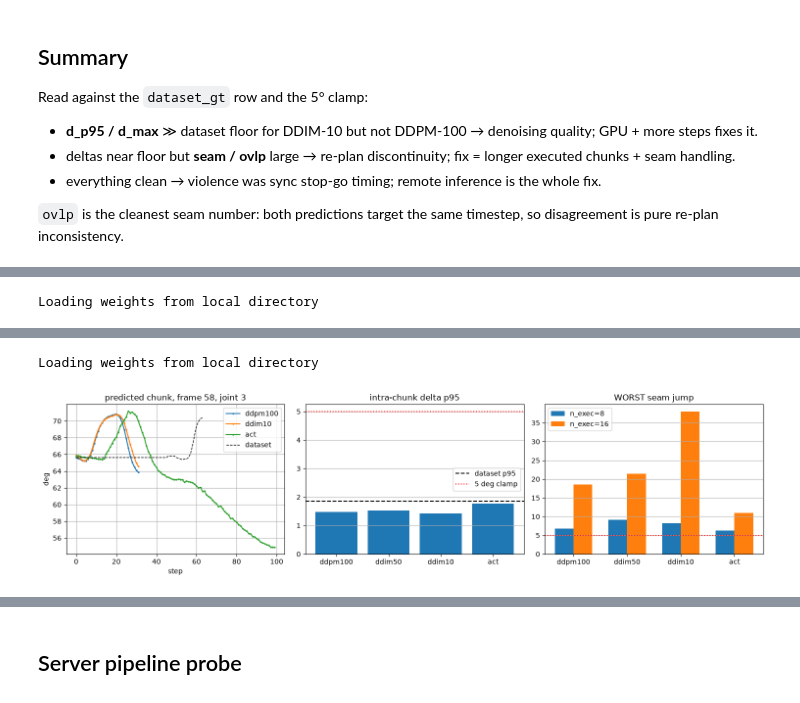
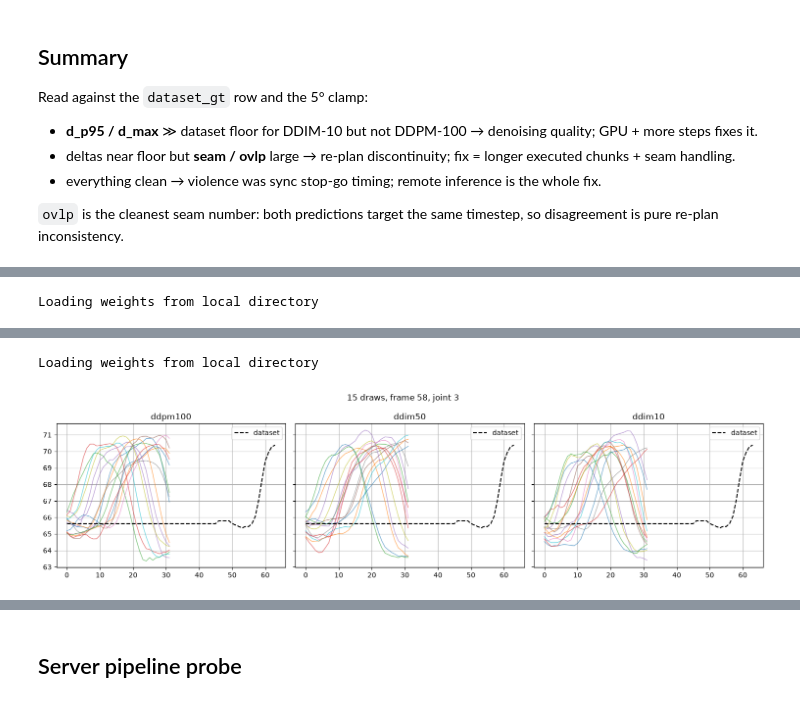
Before and after one commit to TamaraSumarac/act-diffusion-vla-so101, a Jupyter notebook: perturbation/follow-up results/diffusion/Diffusion_Signal_Analysis.ipynb, the cells around one changed output, grey strips where cells are left out. Drawn from its saved outputs; the diff is of its cells as text; code cells hidden in the pictures.

Commit message:
Writeup pass: 3-policy framing, follow-up results, diffusion analysis

```diff
--- a/perturbation/follow-up results/diffusion/Diffusion_Signal_Analysis.ipynb
+++ b/perturbation/follow-up results/diffusion/Diffusion_Signal_Analysis.ipynb
@@ -29,10 +29,10 @@ ACT_CKPT          = REPO_ROOT / "checkpoints_act_baseline" / "100000" / "pretrai
 DEVICE = "mps"
 
 EPISODES = [0, 1, 2, 3, 4]
-N_SEAM_FRAMES = 30        # (t, t+n) pairs total across episodes
+N_SEAM_FRAMES = 45 #30       # (t, t+n) pairs total across episodes, added 1.5 to get 15 frames for each action step in list
 N_RESAMPLE_FRAMES = 10    # frames for K-sample stochastic spread
 K_RESAMPLES = 6
-N_ACTION_STEPS_LIST = [8, 16]
+N_ACTION_STEPS_LIST = [8, 16, 32]
 SEED = 17
 
 OUT_DIR = REPO_ROOT / "perturbation" / "follow-up results" / "diffusion" / "results" / "diffusion_signal"
@@ -200,7 +197,6 @@ def run_policy_analysis(name, cls, ckpt, stochastic):
         print("scheduler:", type(policy.diffusion.noise_scheduler).__name__,
               "steps:", policy.config.num_inference_steps)
     ds = make_dataset(policy.config)
-
     units_checked = False
     for i, (t_idx, t_next_idx, n_exec) in enumerate(seam_pairs):
         chunk_a = get_chunk(policy, pre, post, ds[t_idx])
@@ -209,15 +205,19 @@ def run_policy_analysis(name, cls, ckpt, stochastic):
             check_units(chunk_a, name); units_checked = True
         rec = {"policy": name, "kind": "seam", "n_exec": n_exec, "frame": t_idx,
                **intra_chunk_stats(chunk_a)}
+        if n_exec <= chunk_a.shape[0]:
+            # seam: last executed action of chunk A -> first action of chunk B.
+            # Valid up to and including n_exec == chunk length (full-chunk re-plan,
+            # the deployed sync config).
+            rec["seam_jump_max"] = np.abs(chunk_b[0] - chunk_a[n_exec - 1]).max()
         if n_exec < chunk_a.shape[0]:
-            rec["seam_jump_max"] = np.abs(chunk_b[0] - chunk_a[n_exec - 1]).max()
             # overlap: both predictions target the SAME timestep -> pure re-plan
-            # inconsistency, no motion excuse
+            # inconsistency, no motion excuse. Undefined at n_exec == chunk length
+            # (chunk_a has no action at index n_exec).
             rec["overlap_disagree_max"] = np.abs(chunk_b[0] - chunk_a[n_exec]).max()
         records.append(rec)
         print(f"  seam {i+1}/{len(seam_pairs)} n_exec={n_exec} "
               f"d_p95={rec['delta_p95']:.2f} seam={rec.get('seam_jump_max', float('nan')):.2f}")
-
     if stochastic:
         for i, t_idx in enumerate(resample_frames):
             item = ds[t_idx]
@@ -229,7 +229,6 @@ def run_policy_analysis(name, cls, ckpt, stochastic):
                             "spread_step0_max": spread[0].max()})
             print(f"  resample {i+1}/{len(resample_frames)} "
                   f"spread_mean={spread.mean():.2f} step0_max={spread[0].max():.2f}")
-
     del policy
     if DEVICE == "mps":
         torch.mps.empty_cache()
@@ -496,52 +504,19 @@ wrote /Users/tamara/Google Drive/act-diffusion-vla-so101/results/diffusion_signa
 # %%
-# ---------------- figure: example chunks + delta/seam distributions ----------------
-import matplotlib.pyplot as plt
-
-JOINT = 3
-# pick the hottest ddim10 seam frame so panel 1 shows the pathology, not a calm frame
-_hot = max([r for r in records if r["policy"] == "ddim10" and "seam_jump_max" in r],
-           key=lambda r: r["seam_jump_max"])
-t_idx = 58 #_hot["frame"]
-print(f"plotting frame {t_idx} (ddim10 seam {_hot['seam_jump_max']:.1f} deg, n_exec={_hot['n_exec']})")
-
-fig, axes = plt.subplots(1, 3, figsize=(15, 4))
-
-# panel 1: one chunk per policy on the hot frame + dataset ground truth
-for name, cls, ckpt in [("ddpm100", DiffusionPolicy, DIFF_CKPT_ORIGINAL),
-                        ("ddim10", DiffusionPolicy, DIFF_CKPT_DDIM10),
-                        ("act", ACTPolicy, ACT_CKPT)]:
-    p, pre, post = load_policy(cls, ckpt)
-    c = get_chunk(p, pre, post, make_dataset(p.config)[t_idx])
-    axes[0].plot(c[:, JOINT], marker=".", ms=3, label=name)
+# ---------------- resample overlay at the hot frame ----------------
+K, t_idx, JOINT = 15, 58, 3
+fig, axes = plt.subplots(1, 3, figsize=(15, 4), sharey=True)
+for ax, (name, ckpt) in zip(axes, [("ddpm100", DIFF_CKPT_ORIGINAL),
+                                   ("ddim50", DIFF_CKPT_DDIM50),
+                                   ("ddim10", DIFF_CKPT_DDIM10)]):
+    p, pre, post = load_policy(DiffusionPolicy, ckpt)
+    item = make_dataset(p.config)[t_idx]
+    for _ in range(K):
+        ax.plot(get_chunk(p, pre, post, item)[:, JOINT], alpha=0.6, lw=1)
+    gt_trace = np.stack([np.atleast_1d(_probe[t_idx + s]["action"].numpy())
+                         for s in range(64)])
+    ax.plot(gt_trace[:, JOINT], "k--", lw=1.5, label="dataset")
+    ax.set_title(name); ax.grid(True); ax.legend()
     del p
-horizon = 64
-gt_trace = np.stack([np.atleast_1d(_probe[t_idx + s]["action"].numpy())
-                     for s in range(horizon)])
-axes[0].plot(gt_trace[:, JOINT], "k--", lw=1, label="dataset")
-axes[0].set_title(f"predicted chunk, frame {t_idx}, joint {JOINT}")
-axes[0].set_xlabel("step"); axes[0].set_ylabel("deg"); axes[0].legend(); axes[0].grid(True)
-
-# panel 2: intra-chunk delta p95 per policy vs dataset floor
-names = [n for n in ["ddpm100", "ddim50", "ddim10", "act"]
-         if any(r["policy"] == n for r in records)]
-axes[1].bar(names, [agg(n, "seam", "delta_p95") for n in names])
-axes[1].axhline(g["delta_p95"], color="k", ls="--", label="dataset p95")
-axes[1].axhline(5.0, color="r", ls=":", label="5 deg clamp")
-axes[1].set_title("intra-chunk delta p95"); axes[1].legend(); axes[1].grid(True, axis="y")
-
-# panel 3: WORST seam jump by n_exec (mean hides the sensor-breaking tail)
-w = 0.35
-for j, n_exec in enumerate(N_ACTION_STEPS_LIST):
-    vals = [np.max([r["seam_jump_max"] for r in records
-                    if r["policy"] == n and r.get("n_exec") == n_exec
-                    and "seam_jump_max" in r] or [np.nan]) for n in names]
-    axes[2].bar(np.arange(len(names)) + j * w, vals, width=w, label=f"n_exec={n_exec}")
-axes[2].axhline(5.0, color="r", ls=":")
-axes[2].set_xticks(np.arange(len(names)) + w / 2); axes[2].set_xticklabels(names)
-axes[2].set_title("WORST seam jump"); axes[2].legend(); axes[2].grid(True, axis="y")
-
-plt.tight_layout()
-plt.savefig(OUT_DIR / "signal_summary.png", dpi=150)
-plt.show()
-print(f"wrote {OUT_DIR / 'signal_summary.png'}")
+plt.suptitle(f"{K} draws, frame {t_idx}, joint {JOINT}")
+plt.tight_layout(); plt.savefig(OUT_DIR / f"resample_overlay_f{t_idx}.png", dpi=150); plt.show()
 # %% [output]
@@ -554,2 +531,2 @@ WARNING:lerobot.configs.policies:Device 'cuda' is not available. Switching to 'm
 Loading weights from local directory
-[figure, old version]
+[figure, new version]
```
Also changed, not shown: parts of 12 cells of this notebook, 10 other files.
